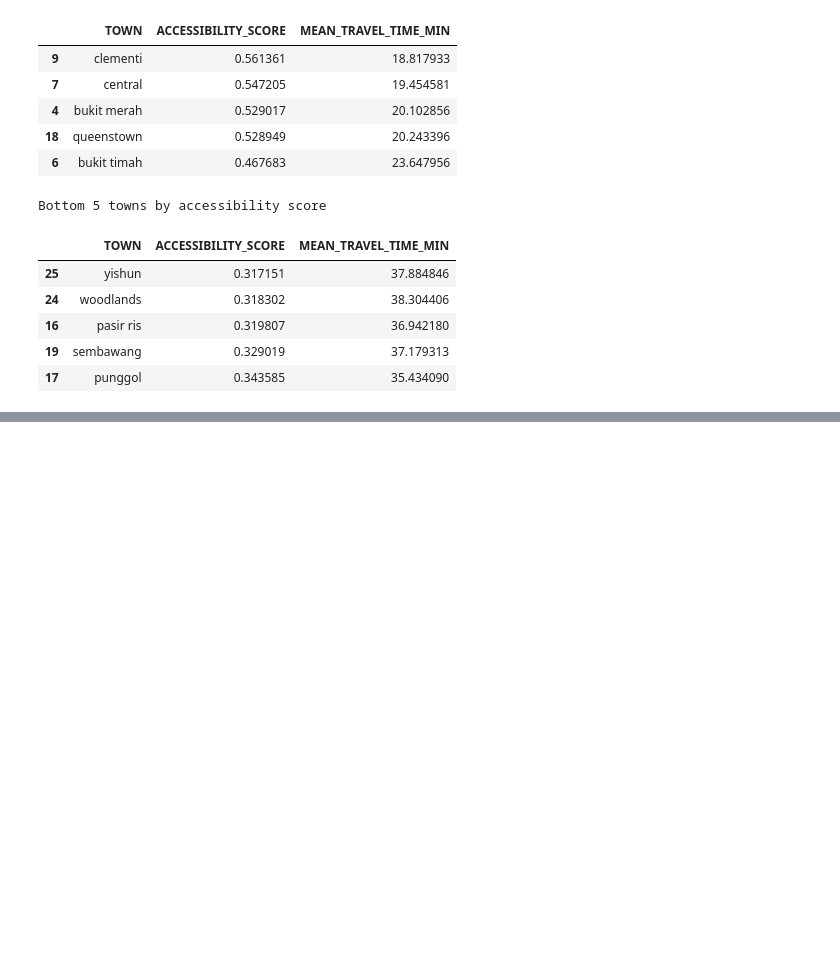
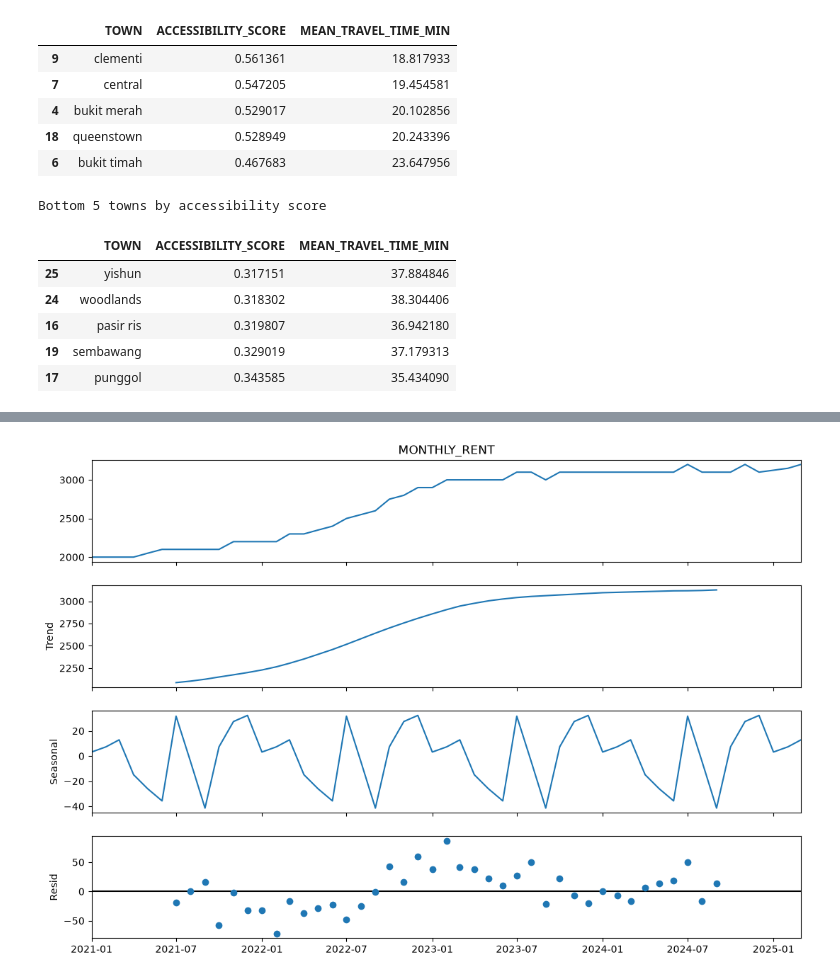
Before and after one commit to elijahkzy/CS5228-project, a Jupyter notebook: final_report/00_data_collection/01_data_viz.ipynb, the cells around one changed output, grey strips where cells are left out. Drawn from its saved outputs; the diff is of its cells as text; code cells hidden in the pictures; blank space fills up the shorter version.

```diff
--- a/final_report/00_data_collection/01_data_viz.ipynb
+++ b/final_report/00_data_collection/01_data_viz.ipynb
@@ -475,0 +497,20 @@ Bottom 5 towns by accessibility score
+# %%
+from statsmodels.tsa.seasonal import seasonal_decompose
+
+monthly_rent = (
+    df.groupby("approval_date")["MONTHLY_RENT"]
+    .median()
+    .sort_index()
+    .asfreq("MS")
+)
+decomposition = seasonal_decompose(
+    monthly_rent,
+    model="additive",
+    period=12
+)
+
+decomposition.plot()
+plt.gcf().set_size_inches(12, 8)
+plt.show()
+# %% [output]
+[figure, added]
```
Also changed, not shown: parts of 33 cells of this notebook, 2 other files.
